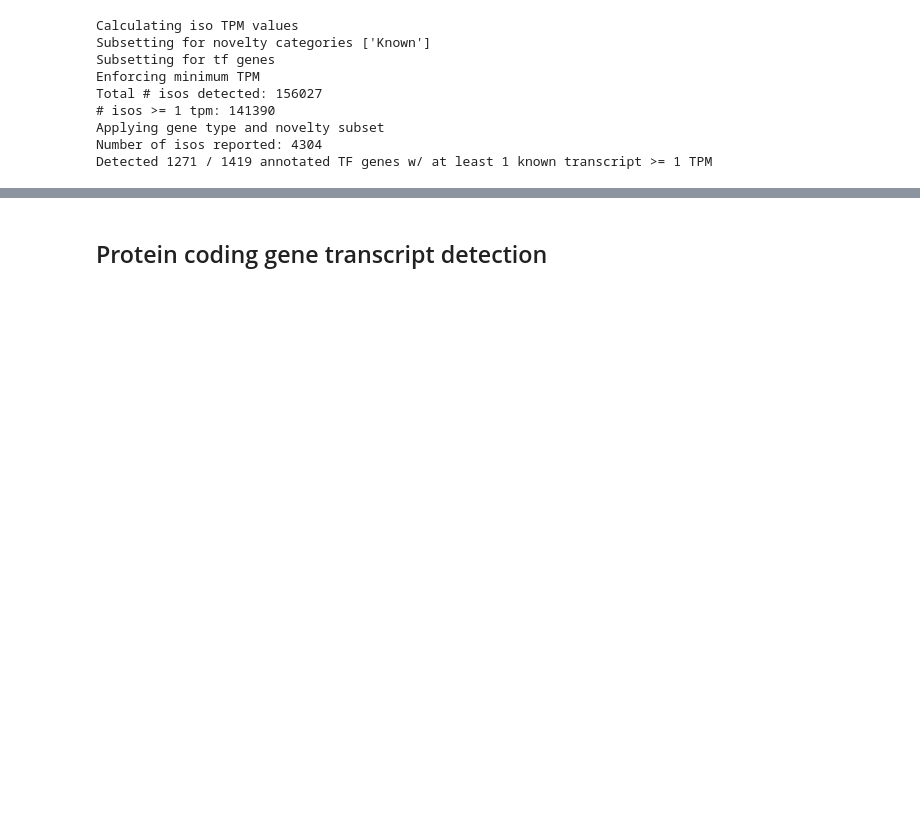
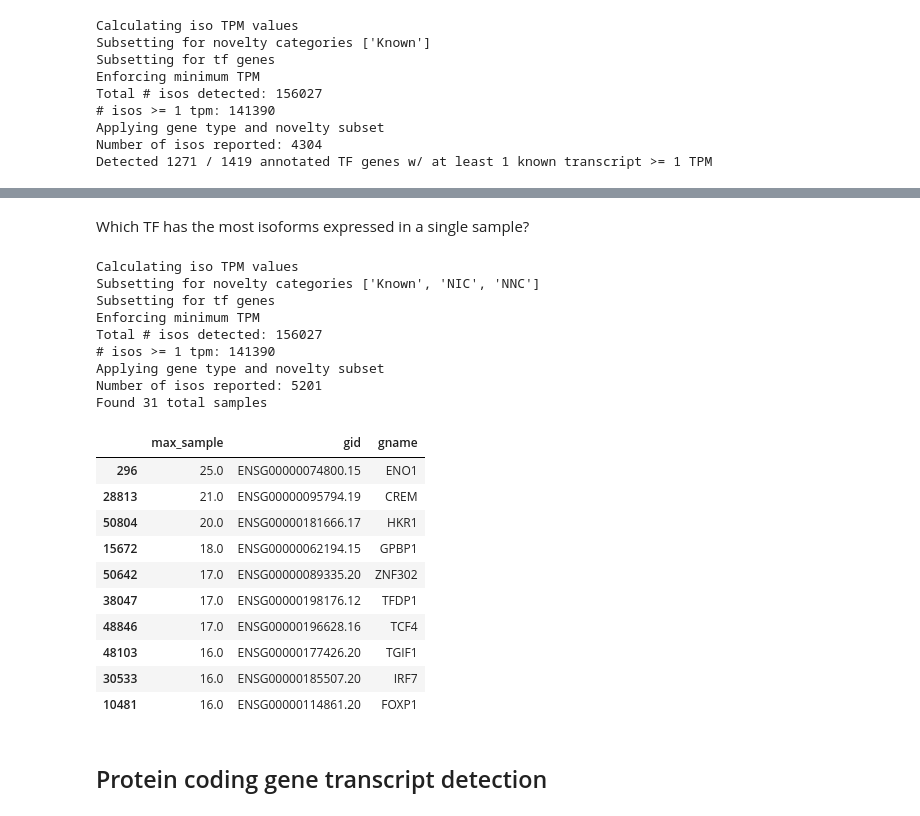
Before and after one commit to fairliereese/rnawg, a Jupyter notebook: lr_bulk/talon/iso_det.ipynb, the cells around one changed output, grey strips where cells are left out. Cells and saved outputs as stored; diff of their text form; code cells hidden in the pictures; blank space fills up the shorter version.

```diff
--- a/lr_bulk/talon/iso_det.ipynb
+++ b/lr_bulk/talon/iso_det.ipynb
@@ -84,3 +120,44 @@ Detected 1271 / 1419 annotated TF genes w/ at least 1 known transcript >= 1 TPM
+# %% [markdown]
+Which TF has the most isoforms expressed in a single sample?
+# %%
+df = pd.read_csv('human_talon_abundance_filtered.tsv', sep='\t')
+df = get_isos_per_gene(df,
+                       min_tpm=1,
+                       gene_subset='tf',
+                       groupby='sample',
+                       nov=['Known', 'NIC', 'NNC'])
+df['max_sample'] = df.max(1)
+df = df['max_sample'].to_frame()
+
+gene_df, _, _ = get_gtf_info(how='gene')
+df = df.merge(gene_df[['gid', 'gname']],
+              how='left',
+              left_index=True,
+              right_on='gid')
+
+df = df.sort_values(by='max_sample', ascending=False)
+df.head(10)
+# %% [output]
+Calculating iso TPM values
+Subsetting for novelty categories ['Known', 'NIC', 'NNC']
+Subsetting for tf genes
+Enforcing minimum TPM
+Total # isos detected: 156027
+# isos >= 1 tpm: 141390
+Applying gene type and novelty subset
+Number of isos reported: 5201
+Found 31 total samples
+|  | max_sample | gid | gname |
+| 296 | 25.0 | ENSG00000074800.15 | ENO1 |
+| 28813 | 21.0 | ENSG00000095794.19 | CREM |
+| 50804 | 20.0 | ENSG00000181666.17 | HKR1 |
+| 15672 | 18.0 | ENSG00000062194.15 | GPBP1 |
+| 50642 | 17.0 | ENSG00000089335.20 | ZNF302 |
+| 38047 | 17.0 | ENSG00000198176.12 | TFDP1 |
+| 48846 | 17.0 | ENSG00000196628.16 | TCF4 |
+| 48103 | 16.0 | ENSG00000177426.20 | TGIF1 |
+| 30533 | 16.0 | ENSG00000185507.20 | IRF7 |
+| 10481 | 16.0 | ENSG00000114861.20 | FOXP1 |
 # %% [markdown]
 ## Protein coding gene transcript detection
 # %% [markdown]
```
Also changed, not shown: parts of 22 cells of this notebook, 38 other files.
